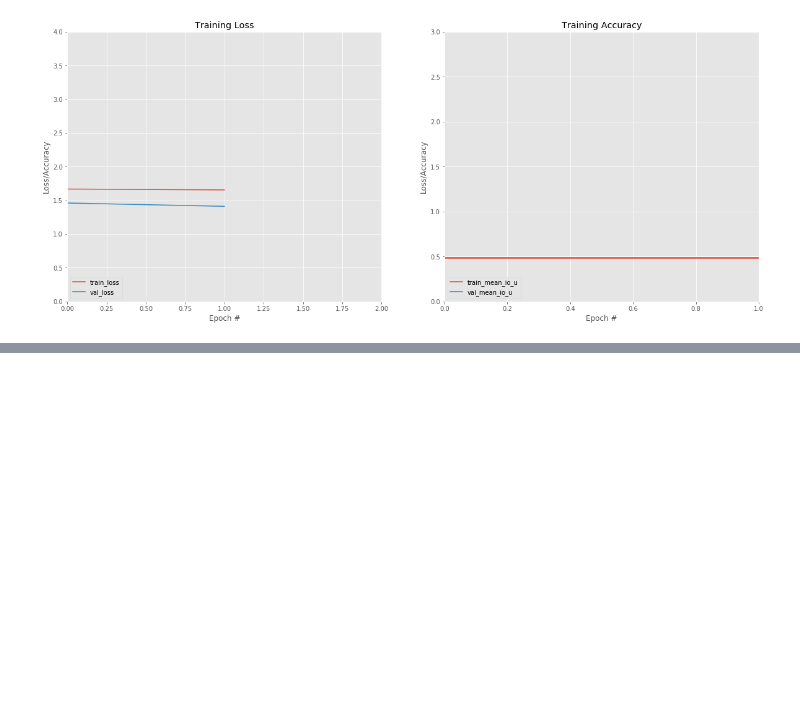
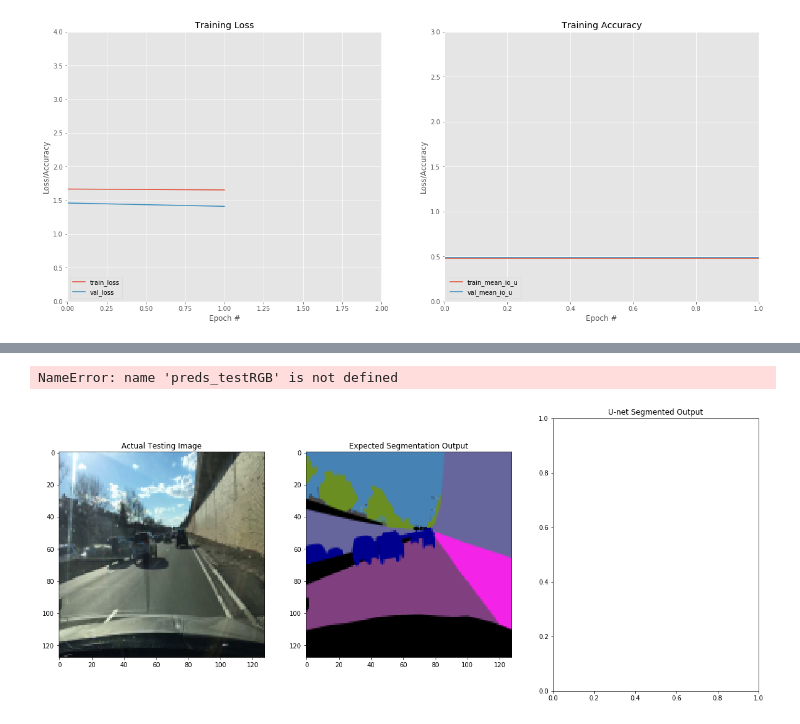
Before and after one commit to Eashwar-S/Semantic_Segmentation, a Jupyter notebook: MulticlassUnet1.ipynb, the cells around one changed output, grey strips where cells are left out. Saved outputs shown, nothing was run; the diff lists cells and outputs as text; code cells hidden in the pictures; blank space fills up the shorter version.

```diff
--- a/MulticlassUnet1.ipynb
+++ b/MulticlassUnet1.ipynb
@@ -864,24 +893,28 @@ plt.show()
 # %%
 # Batch size = 64
 # Learning Rate = 0.01
 # img size = 128 x 128 x 3
 
 ix = random.randint(0, 100)
 fig = plt.figure(figsize=(20,8))
 ax1 = fig.add_subplot(1,3,1)
-ax1.imshow(X_test[ix])
+# ax1.imshow(X_test[ix])
+ax1.imshow(cv2.cvtColor(X_test[ix], cv2.COLOR_BGR2RGB))
 ax1.title.set_text('Actual Testing Image')
 ax1.grid(False)
 
 ax2 = fig.add_subplot(1,3,2)
 ax2.set_title('Expected Segmentation Output')
 ax2.imshow(Y_test[ix])
 ax2.grid(False)
 
 ax3 = fig.add_subplot(1,3,3)
 ax3.set_title('U-net Segmented Output')
 ax3.imshow(preds_testRGB[ix])
 ax3.grid(False)
+# %% [output]
+NameError: name 'preds_testRGB' is not defined
+[figure, added]
 # %%
 # Batch size = 64
 # Learning Rate = 0.01
```
Also changed, not shown: parts of 3 cells of this notebook.
